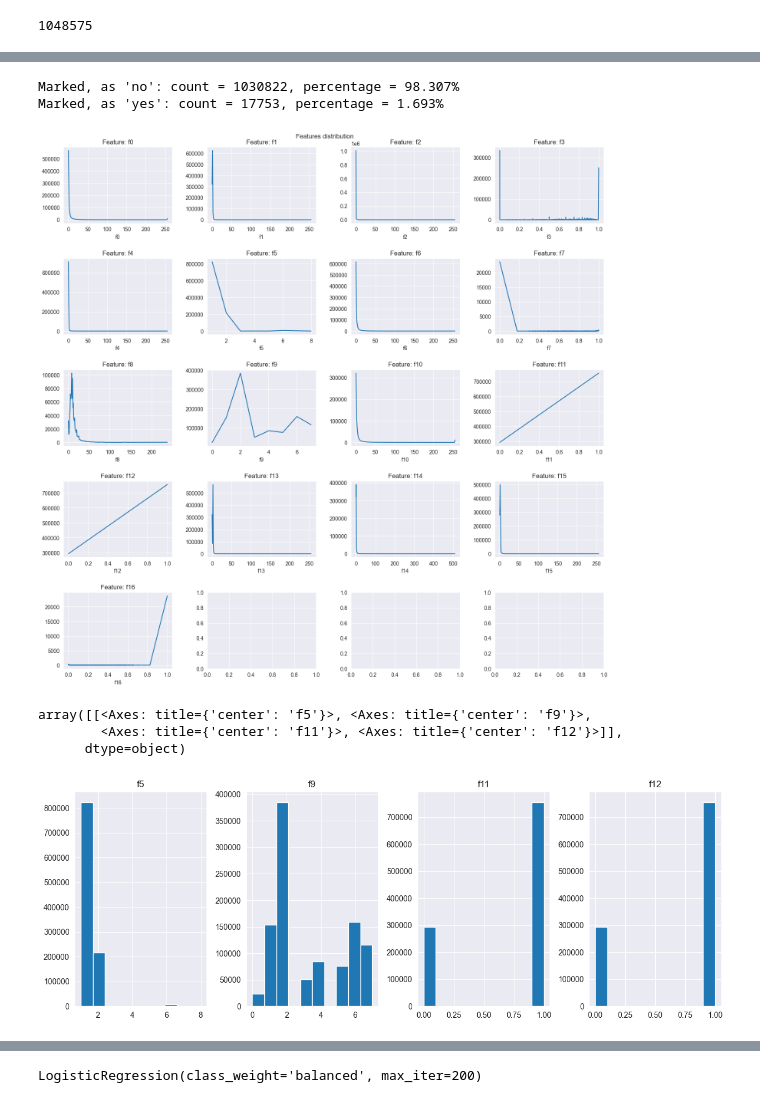
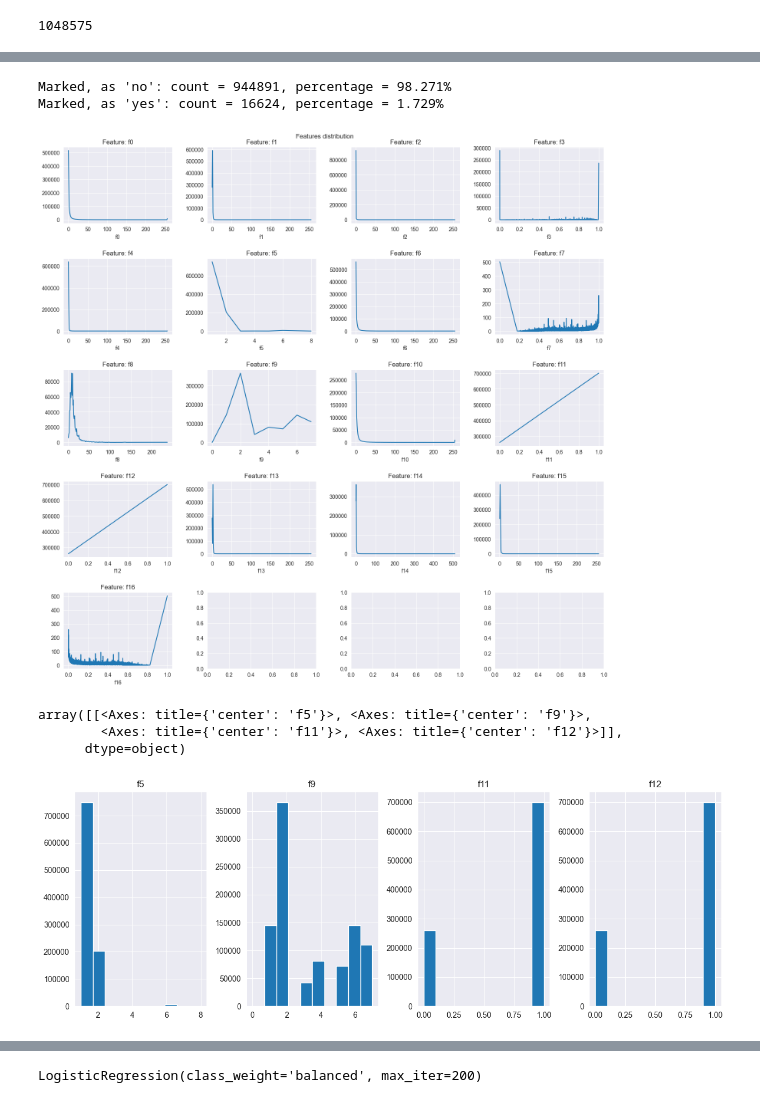
Before and after one commit to ram333n/machine-learning, a Jupyter notebook: lab.ipynb, the cells around one changed output, grey strips where cells are left out. Saved outputs shown, nothing was run; the diff lists cells and outputs as text; code cells hidden in the pictures.

Commit message:
Add correct removing of duplicated rows

```diff
--- a/lab.ipynb
+++ b/lab.ipynb
@@ -54,6 +57,6 @@ len(df)
 # %% [output]
 1048575
 # %%
-df.drop_duplicates()
+df = df.drop(columns=['p']).drop_duplicates()
 len(df)
 # %% [output]
@@ -73,36 +76,36 @@ df.describe().apply(lambda x: x.apply('{0:.3f}'.format))
 # %%
-samples_cnt = df.groupby('target').count()['p']
+samples_cnt = df.groupby('target').count()['f0']
 total_samples_cnt = samples_cnt.sum()
 
 print(f'Marked, as \'no\': count = {samples_cnt["no"]}, percentage = {(samples_cnt["no"] * 100) / total_samples_cnt:.3f}%')
 print(f'Marked, as \'yes\': count = {samples_cnt["yes"]}, percentage = {(samples_cnt["yes"] * 100) / total_samples_cnt:.3f}%')
 # %% [output]
-Marked, as 'no': count = 1030822, percentage = 98.307%
-Marked, as 'yes': count = 17753, percentage = 1.693%
+Marked, as 'no': count = 944891, percentage = 98.271%
+Marked, as 'yes': count = 16624, percentage = 1.729%
 # %%
 def get_f_names(input_df):
     return list(filter(lambda c: c[0] == 'f', input_df.columns))
 # %%
 f_names = get_f_names(df)
 plot_rows_count = 5
 plot_columns_count = 4
 
 fig, axes = plt.subplots(plot_rows_count, plot_columns_count)
 fig.suptitle('Features distribution')
 fig.tight_layout(pad=0.01)
 
 for i in range(plot_rows_count):
     for j in range(plot_columns_count):
         cur_f_num = i * plot_columns_count + j
 
         if cur_f_num + 1 > len(f_names):
             break
 
         f_name = f_names[i * plot_columns_count + j]
         axes[i, j].title.set_text(f'Feature: {f_name}')
-        df.groupby(f_name).count()['p'].plot(ax=axes[i, j], figsize=(15, 15))
+        df.groupby(f_name).count()['target'].plot(ax=axes[i, j], figsize=(15, 15))
 # %% [output]
-[figure, old version]
+[figure, new version]
 # %%
 nominal_f_candidates_names = ['f5', 'f9', 'f11', 'f12']
 
@@ -111,7 +114,7 @@ df.hist(column=nominal_f_candidates_names, layout=(1, len(nominal_f_candidates_n
 array([[<Axes: title={'center': 'f5'}>, <Axes: title={'center': 'f9'}>,
         <Axes: title={'center': 'f11'}>, <Axes: title={'center': 'f12'}>]],
       dtype=object)
-[figure, old version]
+[figure, new version]
 # %%
 label_encoder = LabelEncoder()
 df['target'] = label_encoder.fit_transform(df['target'])
```
Also changed, not shown: parts of 11 cells of this notebook, 1 other file.
